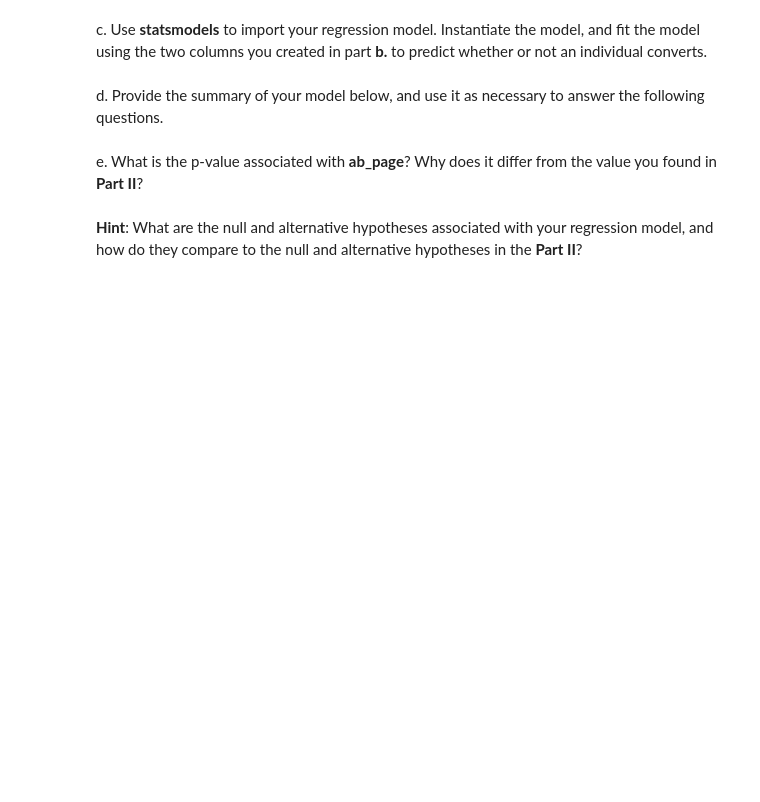
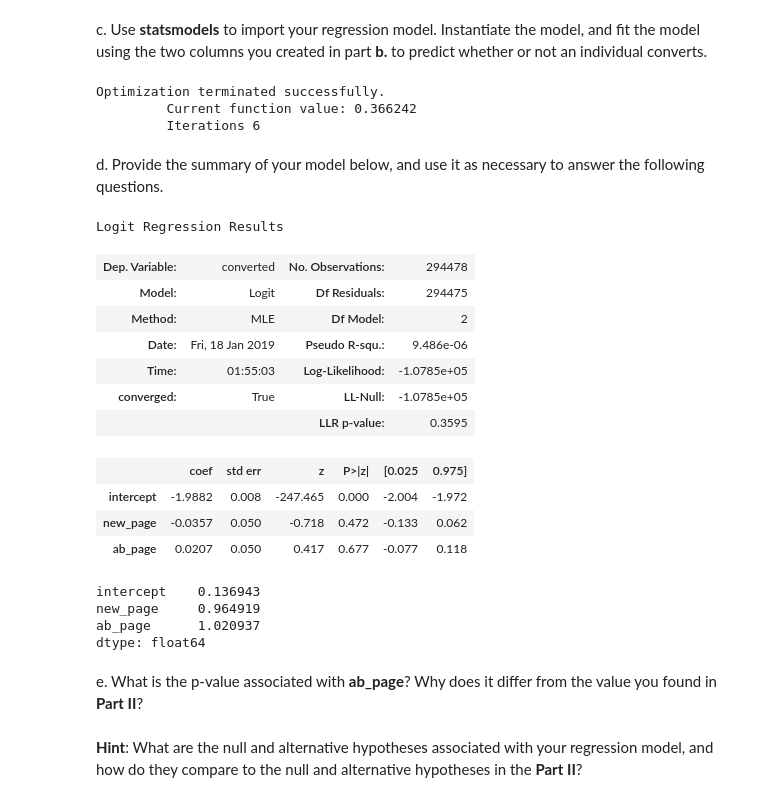
Before and after one commit to geocarvalho/python-ds, a Jupyter notebook: DS-fundations-2/statistics/project/Analyze_ab_test_results_notebook.ipynb, the cells around one changed output. Drawn from its saved outputs; the diff is of its cells as text; code cells hidden in the pictures; blank space fills up the shorter version.

```diff
--- a/DS-fundations-2/statistics/project/Analyze_ab_test_results_notebook.ipynb
+++ b/DS-fundations-2/statistics/project/Analyze_ab_test_results_notebook.ipynb
@@ -302,7 +316,36 @@ b. The goal is to use **statsmodels** to fit the regression model you specified
 # %% [markdown]
 c. Use **statsmodels** to import your regression model.  Instantiate the model, and fit the model using the two columns you created in part **b.** to predict whether or not an individual converts.
+# %%
+lm = sm.Logit(df['converted'], df[['intercept', 'new_page', 'ab_page']])
+result = lm.fit()
+# %% [output]
+Optimization terminated successfully.
+         Current function value: 0.366242
+         Iterations 6
 # %% [markdown]
 d. Provide the summary of your model below, and use it as necessary to answer the following questions.
+# %%
+result.summary()
+# %% [output]
+Logit Regression Results
+| Dep. Variable: | converted | No. Observations: | 294478 |
+| Model: | Logit | Df Residuals: | 294475 |
+| Method: | MLE | Df Model: | 2 |
+| Date: | Fri, 18 Jan 2019 | Pseudo R-squ.: | 9.486e-06 |
+| Time: | 01:55:03 | Log-Likelihood: | -1.0785e+05 |
+| converged: | True | LL-Null: | -1.0785e+05 |
+|  |  | LLR p-value: | 0.3595 |
+|  | coef | std err | z | P>|z| | [0.025 | 0.975] |
+| intercept | -1.9882 | 0.008 | -247.465 | 0.000 | -2.004 | -1.972 |
+| new_page | -0.0357 | 0.050 | -0.718 | 0.472 | -0.133 | 0.062 |
+| ab_page | 0.0207 | 0.050 | 0.417 | 0.677 | -0.077 | 0.118 |
+# %%
+np.exp(result.params)
+# %% [output]
+intercept    0.136943
+new_page     0.964919
+ab_page      1.020937
+dtype: float64
 # %% [markdown]
 e. What is the p-value associated with **ab_page**? Why does it differ from the value you found in **Part II**?<br><br>  **Hint**: What are the null and alternative hypotheses associated with your regression model, and how do they compare to the null and alternative hypotheses in the **Part II**?
 # %% [markdown]
```
Also changed, not shown: parts of 4 cells of this notebook.
